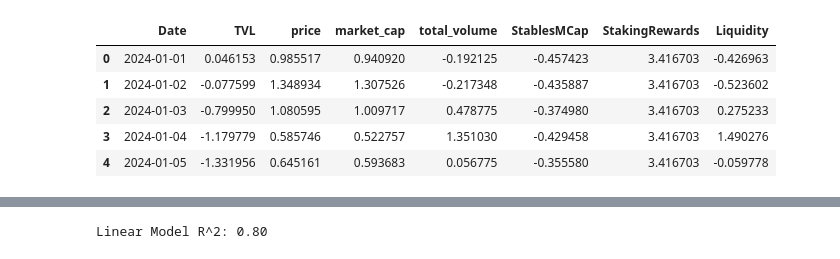
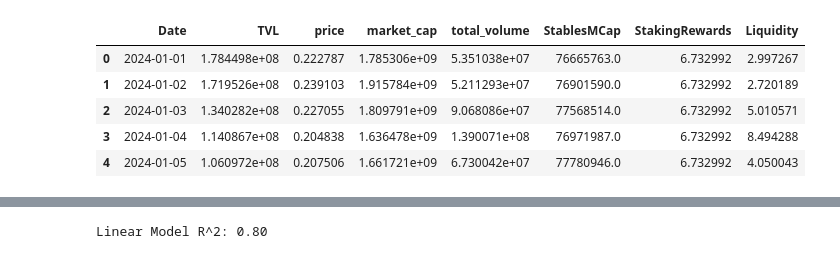
Before and after one commit to MarcLlopart/TVL-Regression-Analysis, a Jupyter notebook: multivariable_analysis.ipynb, the cells around one changed output, grey strips where cells are left out. Cells and saved outputs as stored; diff of their text form; code cells hidden in the pictures.

```diff
--- a/multivariable_analysis.ipynb
+++ b/multivariable_analysis.ipynb
@@ -38,23 +38,23 @@ chain_names = ['Algorand', 'Aptos', 'Cardano', 'ICP',
 # %%
 tvl = get_tvl('Algorand', tvl_data[0])
 price = get_price(price_data[0])
 stable = get_stables_mcap(stables_data[0])
 staking = get_staking_rewards(staking_data[0])
 
 algorand = merge_df(tvl, price, stable, staking)
-
+"""
 algo_scaler = StandardScaler()
 algorand[['TVL', 'price', 'market_cap',
         'total_volume', 'StablesMCap', 'StakingRewards',
         'Liquidity']] = algo_scaler.fit_transform(algorand[['TVL', 'price', 'market_cap',
                                     'total_volume', 'StablesMCap', 'StakingRewards',
                                     'Liquidity']])
-
+"""
 algorand.head()
 # %% [output]
 |  | Date | TVL | price | market_cap | total_volume | StablesMCap | StakingRewards | Liquidity |
-| 0 | 2024-01-01 | 0.046153 | 0.985517 | 0.940920 | -0.192125 | -0.457423 | 3.416703 | -0.426963 |
-| 1 | 2024-01-02 | -0.077599 | 1.348934 | 1.307526 | -0.217348 | -0.435887 | 3.416703 | -0.523602 |
-| 2 | 2024-01-03 | -0.799950 | 1.080595 | 1.009717 | 0.478775 | -0.374980 | 3.416703 | 0.275233 |
-| 3 | 2024-01-04 | -1.179779 | 0.585746 | 0.522757 | 1.351030 | -0.429458 | 3.416703 | 1.490276 |
-| 4 | 2024-01-05 | -1.331956 | 0.645161 | 0.593683 | 0.056775 | -0.355580 | 3.416703 | -0.059778 |
+| 0 | 2024-01-01 | 1.784498e+08 | 0.222787 | 1.785306e+09 | 5.351038e+07 | 76665763.0 | 6.732992 | 2.997267 |
+| 1 | 2024-01-02 | 1.719526e+08 | 0.239103 | 1.915784e+09 | 5.211293e+07 | 76901590.0 | 6.732992 | 2.720189 |
+| 2 | 2024-01-03 | 1.340282e+08 | 0.227055 | 1.809791e+09 | 9.068086e+07 | 77568514.0 | 6.732992 | 5.010571 |
+| 3 | 2024-01-04 | 1.140867e+08 | 0.204838 | 1.636478e+09 | 1.390071e+08 | 76971987.0 | 6.732992 | 8.494288 |
+| 4 | 2024-01-05 | 1.060972e+08 | 0.207506 | 1.661721e+09 | 6.730042e+07 | 77780946.0 | 6.732992 | 4.050043 |
```
Also changed, not shown: parts of 4 cells of this notebook.
